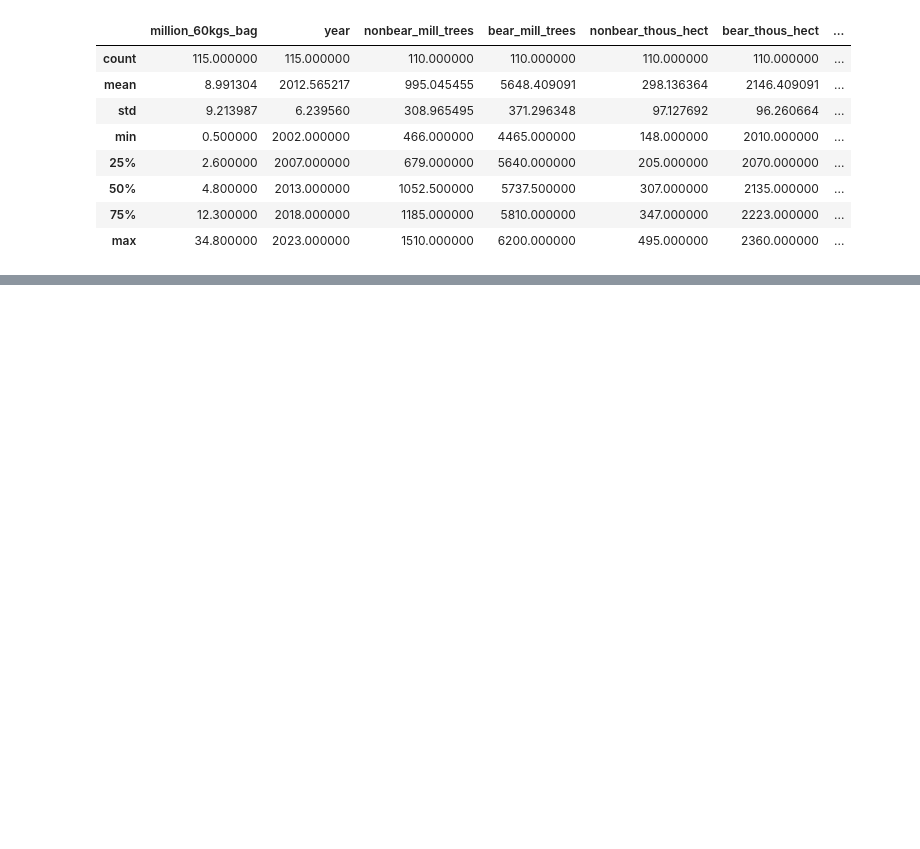
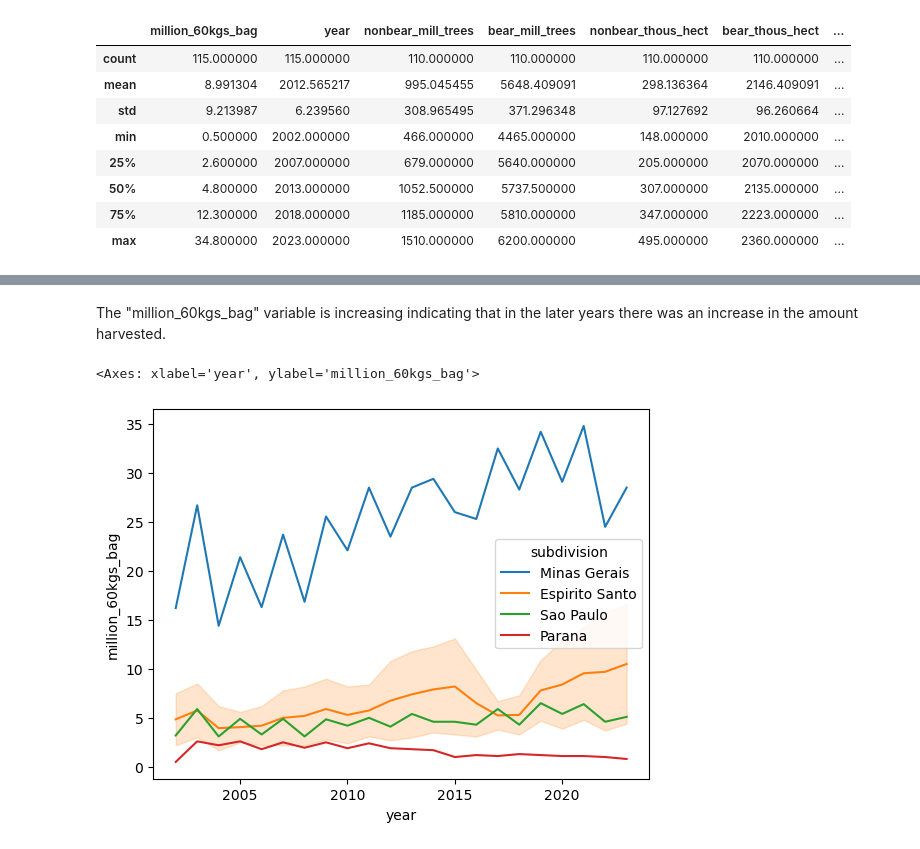
Before and after one commit to dq93/WeatherAPI, a Jupyter notebook: notebooks/explore_weather.ipynb, the cells around one changed output, grey strips where cells are left out. Saved outputs shown, nothing was run; the diff lists cells and outputs as text; code cells hidden in the pictures; blank space fills up the shorter version.

```diff
--- a/notebooks/explore_weather.ipynb
+++ b/notebooks/explore_weather.ipynb
@@ -36,0 +38,7 @@ sns.lineplot(merged_data["million_60kgs_bag"])
+# %% [markdown]
+The "million_60kgs_bag" variable is increasing indicating that in the later years there was an increase in the amount harvested.
+# %%
+sns.lineplot(data=br_data, x="year", y="million_60kgs_bag", hue="subdivision")
+# %% [output]
+<Axes: xlabel='year', ylabel='million_60kgs_bag'>
+[figure, added]
```
Also changed, not shown: parts of 9 cells of this notebook.
